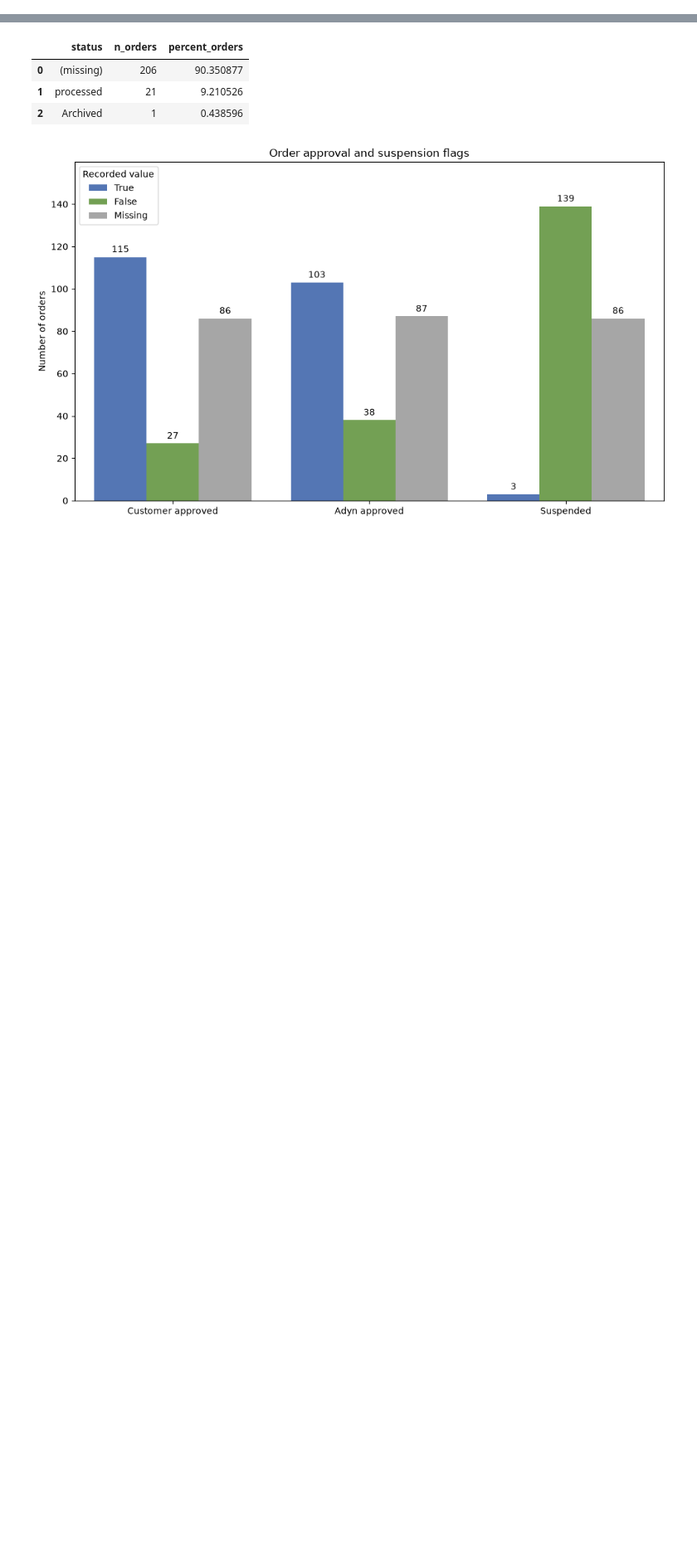
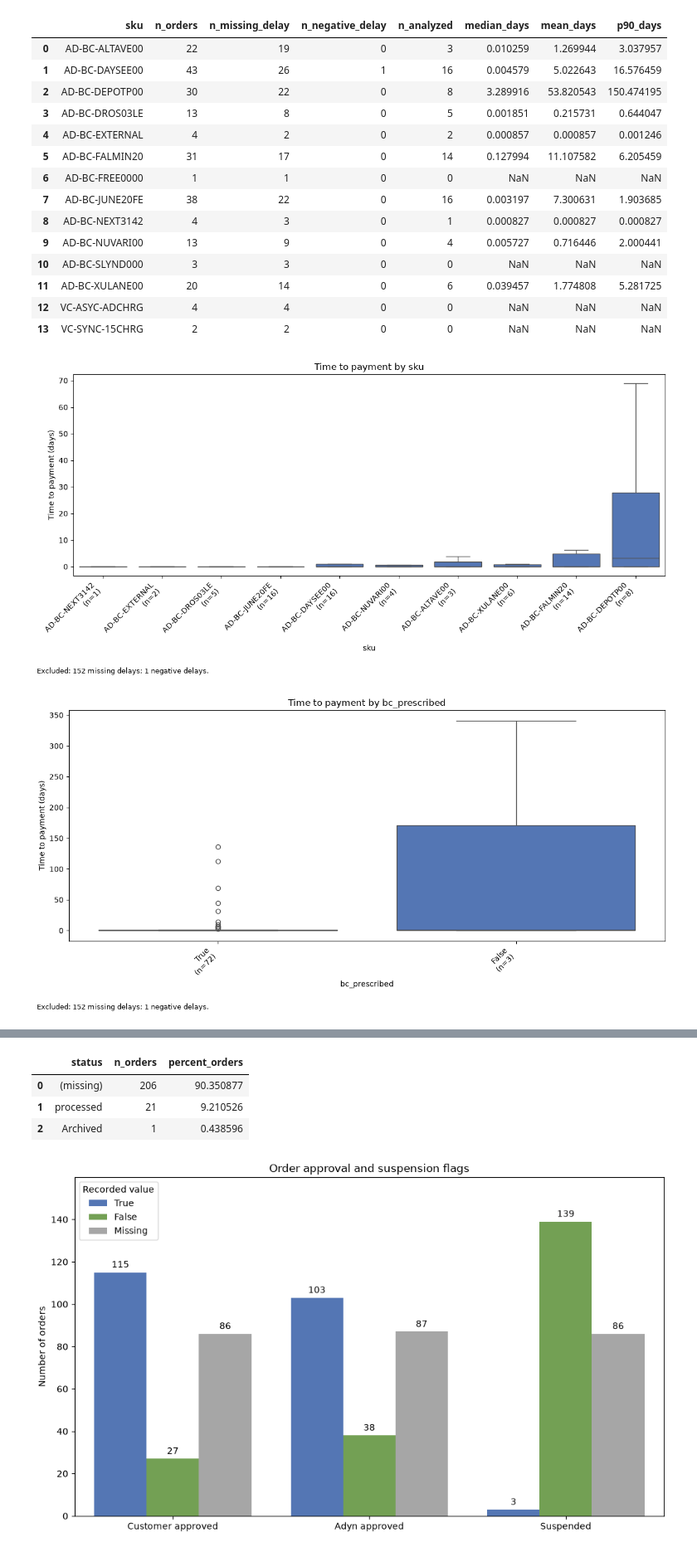
Before and after one commit to BlueMarginalist/DIIG-F26-Adyn, a Jupyter notebook: morgan/package.ipynb, the cells around one changed output, grey strips where cells are left out. Shown at 83% size. Cells and saved outputs as stored; diff of their text form; code cells hidden in the pictures; blank space fills up the shorter version.

```diff
--- a/morgan/package.ipynb
+++ b/morgan/package.ipynb
@@ -410,0 +830,59 @@ def plot_approval_flags(
+# %%
+import importlib
+
+# Payment delays by medication
+display(payment_delay_summary(rx_orders, group="sku"))
+
+fig = plot_payment_delay_by(
+    rx_orders,
+    group="sku",
+    showfliers=False,
+)
+plt.show()
+
+# Payment delays by birth-control flag
+fig = plot_payment_delay_by(
+    rx_orders,
+    group="bc_prescribed",
+)
+plt.show()
+
+# Monthly payment-delay trend
+fig = plot_delay_trend(
+    rx_orders,
+    start_col="date_order_placed",
+    end_col="date_order_paid",
+    unit="days",
+    min_n=5,  # CHANGE or use 1 to show every month with usable delays.
+    title="Payment delays by order-placement month",
+)
+plt.show()
+
+# Monthly packing-delay trend, loading directly from SQL
+fig = plot_delay_trend(
+    "RxPacked",
+    conn=conn,
+    start_col="order_receipt_date_time",
+    end_col="packed_date_time",
+    unit="minutes",
+    title="Packing delays by order-receipt month",
+)
+plt.show()
+# %% [output]
+|  | sku | n_orders | n_missing_delay | n_negative_delay | n_analyzed | median_days | mean_days | p90_days |
+| 0 | AD-BC-ALTAVE00 | 22 | 19 | 0 | 3 | 0.010259 | 1.269944 | 3.037957 |
+| 1 | AD-BC-DAYSEE00 | 43 | 26 | 1 | 16 | 0.004579 | 5.022643 | 16.576459 |
+| 2 | AD-BC-DEPOTP00 | 30 | 22 | 0 | 8 | 3.289916 | 53.820543 | 150.474195 |
+| 3 | AD-BC-DROS03LE | 13 | 8 | 0 | 5 | 0.001851 | 0.215731 | 0.644047 |
+| 4 | AD-BC-EXTERNAL | 4 | 2 | 0 | 2 | 0.000857 | 0.000857 | 0.001246 |
+| 5 | AD-BC-FALMIN20 | 31 | 17 | 0 | 14 | 0.127994 | 11.107582 | 6.205459 |
+| 6 | AD-BC-FREE0000 | 1 | 1 | 0 | 0 | NaN | NaN | NaN |
+| 7 | AD-BC-JUNE20FE | 38 | 22 | 0 | 16 | 0.003197 | 7.300631 | 1.903685 |
+| 8 | AD-BC-NEXT3142 | 4 | 3 | 0 | 1 | 0.000827 | 0.000827 | 0.000827 |
+| 9 | AD-BC-NUVARI00 | 13 | 9 | 0 | 4 | 0.005727 | 0.716446 | 2.000441 |
+| 10 | AD-BC-SLYND000 | 3 | 3 | 0 | 0 | NaN | NaN | NaN |
+| 11 | AD-BC-XULANE00 | 20 | 14 | 0 | 6 | 0.039457 | 1.774808 | 5.281725 |
+| 12 | VC-ASYC-ADCHRG | 4 | 4 | 0 | 0 | NaN | NaN | NaN |
+| 13 | VC-SYNC-15CHRG | 2 | 2 | 0 | 0 | NaN | NaN | NaN |
+[figure, added]
+[figure, added]
```
Also changed, not shown: parts of 7 cells of this notebook, 6 other files.
